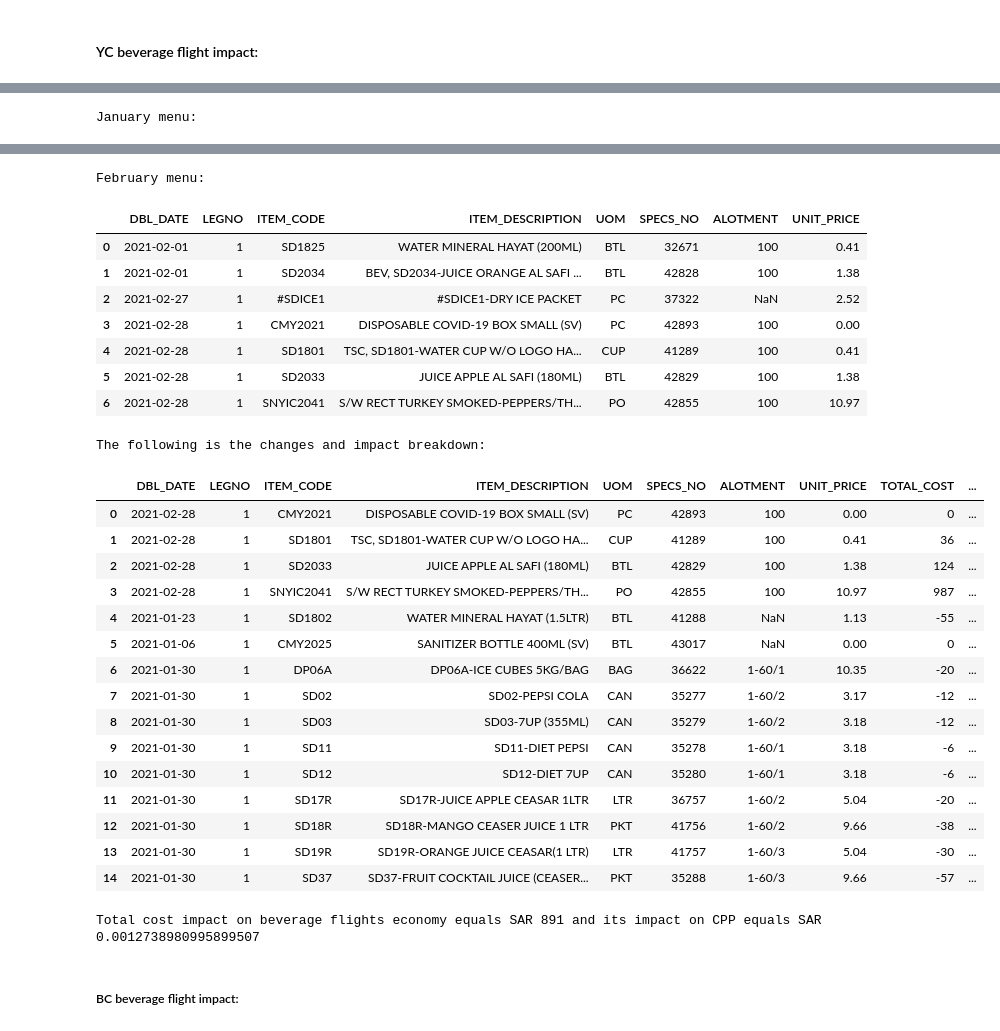
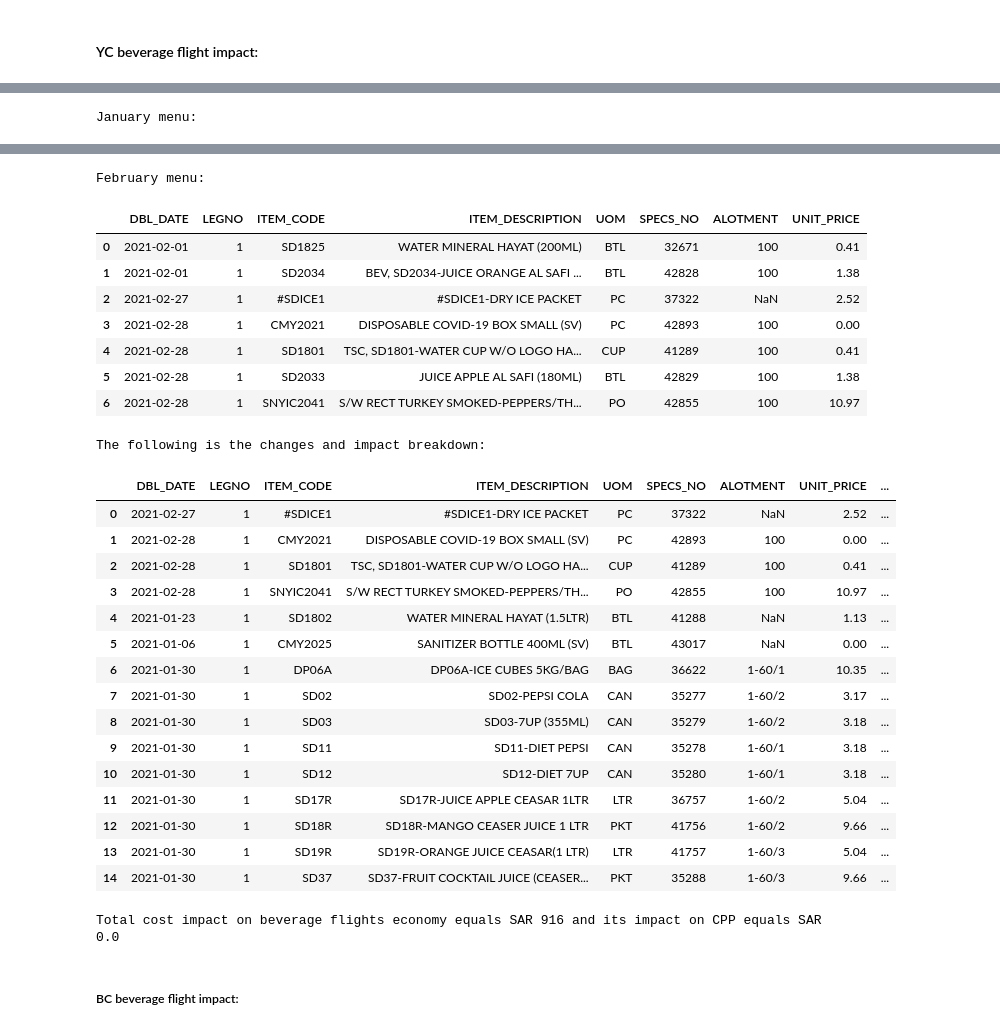
Before and after one commit to KhaledAlmanea/foodMonthlyCostImpact, a Jupyter notebook: CDN Monthly Data Report.ipynb, the cells around one changed output, grey strips where cells are left out. Cells and saved outputs as stored; diff of their text form; code cells hidden in the pictures.

```diff
--- a/CDN Monthly Data Report.ipynb
+++ b/CDN Monthly Data Report.ipynb
@@ -682,10 +697,7 @@ changes_list_bev_yc.dropna(subset=['SPECS_NO'], inplace=True)
 #drop duplicated rows
 changes_list_bev_yc.drop_duplicates(subset=['SPECS_NO'], inplace = True)
 
-# td variable to store the latest day in the month
-td = bev_frame_p_yc.DBL_DATE.dt.day.iloc[-1]
-# dc variable to store the latest day comes with the SPEC_NO
-dc = 0
+changes_list_bev_yc['UPLIFT_PERCENTAGE'] = 0
 # Loop to go through the items of the changes list and remove any item that is not a change
 for x, z in enumerate(changes_list_bev_yc['SPECS_NO'].values):
     # if the item is not available in the previous month but available in the current month "keep it"
@@ -697,16 +709,21 @@ for x, z in enumerate(changes_list_bev_yc['SPECS_NO'].values):
         if z in bev_frame_p_yc['SPECS_NO'].values:
             pass
     # delete the item if it is available in the whole previous month (100%)
-    elif z in bev_frame_yc['SPECS_NO'].values:
-        if z in bev_frame_p_yc['SPECS_NO'].values:
-            for i, j in enumerate(bev_frame_p_yc.DBL_DATE.dt.day):
-                if (bev_frame_p_yc['SPECS_NO'][(bev_frame_p_yc['SPECS_NO'] == z) & (bev_frame_p_yc.DBL_DATE.dt.day == j)]).size > 0:
-                    if z in (bev_frame_p_yc['SPECS_NO'][(bev_frame_p_yc['SPECS_NO'] == z) & (bev_frame_p_yc.DBL_DATE.dt.day == j)]).values:
-                        dc = j
-                    uplift_percentage = dc / td
+    elif (z in bev_frame_yc['SPECS_NO'].values) & (z in bev_frame_p_yc['SPECS_NO'].values):
+        if bev_frame_yc['UNIT_PRICE'][bev_frame_yc['SPECS_NO'] == z].sum() > 0:
 
-                    if uplift_percentage >= 1:
-                        changes_list_bev_yc.drop(changes_list_bev_yc[changes_list_bev_yc['SPECS_NO'] == z].index, inplace=True)
+            alpha = bev_frame_yc['DBL_DATE'][bev_frame_yc['SPECS_NO'] == z].nunique()
+            bravo = bev_frame_p_yc['DBL_DATE'][bev_frame_p_yc['SPECS_NO'] == z].nunique()
+            uplift_percentage = (bravo / 30)*100
+
+            changes_list_bev_yc['UPLIFT_PERCENTAGE'][changes_list_bev_yc['SPECS_NO'] == z] = np.round(uplift_percentage,2)
+
+            if uplift_percentage > 10:
+                changes_list_bev_yc.drop(changes_list_bev_yc[changes_list_bev_yc['SPECS_NO'] == z].index, inplace=True)
+            elif alpha == bravo:
+                changes_list_bev_yc.drop(changes_list_bev_yc[changes_list_bev_yc['SPECS_NO'] == z].index, inplace=True)
+            else:
+                pass
 
 
 #Create another frame for the new month to calculate the impact
@@ -722,19 +739,19 @@ bev_yc_cost_im = 0  # place holder for total cost impact for each item
 
 for x,z in enumerate(changes_list_bev_yc['SPECS_NO'].values): # loop to get the specs number for new items
     if z in bev_frame_yc_im['SPECS_NO'].values:
-        for i, y in enumerate(bev_frame_yc_im['PRICE'][bev_frame_yc_im['SPECS_NO'] == z]): #get the impact on each flight and add it to bev_yc_cost_im
-            bev_yc_cost_im = bev_yc_cost_im + y
-            changes_list_bev_yc['STATUS'].iloc[x] = 'Add'
+        bev_yc_cost_im = bev_frame_yc_im['PRICE'][bev_frame_yc_im['SPECS_NO'] == z].sum()
+        if (changes_list_bev_yc['UPLIFT_PERCENTAGE'].iloc[x] < 10) & (changes_list_bev_yc['UPLIFT_PERCENTAGE'].iloc[x] > 0):
+            bev_yc_cost_im = bev_yc_cost_im - (bev_yc_cost_im * (changes_list_bev_yc['UPLIFT_PERCENTAGE'].iloc[x]/100))
+        changes_list_bev_yc['STATUS'].iloc[x] = 'Add'
     else:
-        for i, y in enumerate(bev_frame_p_yc_im['PRICE'][bev_frame_p_yc_im['SPECS_NO'] == z]): #get the impact on each flight and add it to bev_yc_cost_im
-            bev_yc_cost_im = bev_yc_cost_im - y
-            changes_list_bev_yc['STATUS'].iloc[x] = 'Remove'
+        bev_yc_cost_im = -1*(bev_frame_p_yc_im['PRICE'][bev_frame_p_yc_im['SPECS_NO'] == z].sum())
+        changes_list_bev_yc['STATUS'].iloc[x] = 'Remove'
     # claculate the CPP for the current spec number
     cpp_im = bev_yc_cost_im / paxCount
     # Add the total impact for the current spec number
-    changes_list_bev_yc['TOTAL_COST'].iloc[x] = bev_yc_cost_im
+    changes_list_bev_yc['TOTAL_COST'].iloc[x] = np.round(bev_yc_cost_im, 0)
     # Add the CPP impact to the current spec number
-    changes_list_bev_yc['CPP_IMPACT'].iloc[x] = cpp_im
+    changes_list_bev_yc['CPP_IMPACT'].iloc[x] = np.round(cpp_im, 2)
     # rest place holders to zero
     cpp_im = 0
     bev_yc_cost_im = 0
@@ -786,48 +811,48 @@ See the caveats in the documentation: https://pandas.pydata.org/pandas-docs/stab
   self._setitem_single_block(indexer, value, name)
 January menu:
 |  | DBL_DATE | LEGNO | ITEM_CODE | ITEM_DESCRIPTION | UOM | SPECS_NO | ALOTMENT | UNIT_PRICE |
 | 0 | 2021-01-01 | 1 | SD1825 | WATER MINERAL HAYAT (200ML) | BTL | 32671 | 100 | 0.41 |
 | 1 | 2021-01-01 | 1 | SD2034 | BEV, SD2034-JUICE ORANGE AL SAFI ... | BTL | 42828 | 100 | 1.38 |
 | 2 | 2021-01-23 | 1 | SD1802 | WATER MINERAL HAYAT (1.5LTR) | BTL | 41288 | NaN | 1.13 |
 | 3 | 2021-01-06 | 1 | CMY2025 | SANITIZER BOTTLE 400ML (SV) | BTL | 43017 | NaN | 0.00 |
 | 4 | 2021-01-11 | 1 | #SDICE1 | #SDICE1-DRY ICE PACKET | PC | 37322 | NaN | 2.52 |
 | 5 | 2021-01-26 | 1 | SD2033 | JUICE APPLE AL SAFI (180ML) | BTL | 42829 | NaN | 1.38 |
 | 6 | 2021-01-30 | 1 | DP06A | DP06A-ICE CUBES 5KG/BAG | BAG | 36622 | 1-60/1 | 10.35 |
 | 7 | 2021-01-30 | 1 | SD02 | SD02-PEPSI COLA | CAN | 35277 | 1-60/2 | 3.17 |
 | 8 | 2021-01-30 | 1 | SD03 | SD03-7UP (355ML) | CAN | 35279 | 1-60/2 | 3.18 |
 | 9 | 2021-01-30 | 1 | SD11 | SD11-DIET PEPSI | CAN | 35278 | 1-60/1 | 3.18 |
 | 10 | 2021-01-30 | 1 | SD12 | SD12-DIET 7UP | CAN | 35280 | 1-60/1 | 3.18 |
 | 11 | 2021-01-30 | 1 | SD17R | SD17R-JUICE APPLE CEASAR 1LTR | LTR | 36757 | 1-60/2 | 5.04 |
 | 12 | 2021-01-30 | 1 | SD18R | SD18R-MANGO CEASER JUICE 1 LTR | PKT | 41756 | 1-60/2 | 9.66 |
 | 13 | 2021-01-30 | 1 | SD19R | SD19R-ORANGE JUICE CEASAR(1 LTR) | LTR | 41757 | 1-60/3 | 5.04 |
 | 14 | 2021-01-30 | 1 | SD37 | SD37-FRUIT COCKTAIL JUICE (CEASER... | PKT | 35288 | 1-60/3 | 9.66 |
 February menu:
 |  | DBL_DATE | LEGNO | ITEM_CODE | ITEM_DESCRIPTION | UOM | SPECS_NO | ALOTMENT | UNIT_PRICE |
 | 0 | 2021-02-01 | 1 | SD1825 | WATER MINERAL HAYAT (200ML) | BTL | 32671 | 100 | 0.41 |
 | 1 | 2021-02-01 | 1 | SD2034 | BEV, SD2034-JUICE ORANGE AL SAFI ... | BTL | 42828 | 100 | 1.38 |
 | 2 | 2021-02-27 | 1 | #SDICE1 | #SDICE1-DRY ICE PACKET | PC | 37322 | NaN | 2.52 |
 | 3 | 2021-02-28 | 1 | CMY2021 | DISPOSABLE COVID-19 BOX SMALL (SV) | PC | 42893 | 100 | 0.00 |
 | 4 | 2021-02-28 | 1 | SD1801 | TSC, SD1801-WATER CUP W/O LOGO HA... | CUP | 41289 | 100 | 0.41 |
 | 5 | 2021-02-28 | 1 | SD2033 | JUICE APPLE AL SAFI (180ML) | BTL | 42829 | 100 | 1.38 |
 | 6 | 2021-02-28 | 1 | SNYIC2041 | S/W RECT TURKEY SMOKED-PEPPERS/TH... | PO | 42855 | 100 | 10.97 |
 The following is the changes and impact breakdown:
-|  | DBL_DATE | LEGNO | ITEM_CODE | ITEM_DESCRIPTION | UOM | SPECS_NO | ALOTMENT | UNIT_PRICE | TOTAL_COST | ... |
-| 0 | 2021-02-28 | 1 | CMY2021 | DISPOSABLE COVID-19 BOX SMALL (SV) | PC | 42893 | 100 | 0.00 | 0 | ... |
-| 1 | 2021-02-28 | 1 | SD1801 | TSC, SD1801-WATER CUP W/O LOGO HA... | CUP | 41289 | 100 | 0.41 | 36 | ... |
-| 2 | 2021-02-28 | 1 | SD2033 | JUICE APPLE AL SAFI (180ML) | BTL | 42829 | 100 | 1.38 | 124 | ... |
-| 3 | 2021-02-28 | 1 | SNYIC2041 | S/W RECT TURKEY SMOKED-PEPPERS/TH... | PO | 42855 | 100 | 10.97 | 987 | ... |
-| 4 | 2021-01-23 | 1 | SD1802 | WATER MINERAL HAYAT (1.5LTR) | BTL | 41288 | NaN | 1.13 | -55 | ... |
-| 5 | 2021-01-06 | 1 | CMY2025 | SANITIZER BOTTLE 400ML (SV) | BTL | 43017 | NaN | 0.00 | 0 | ... |
-| 6 | 2021-01-30 | 1 | DP06A | DP06A-ICE CUBES 5KG/BAG | BAG | 36622 | 1-60/1 | 10.35 | -20 | ... |
-| 7 | 2021-01-30 | 1 | SD02 | SD02-PEPSI COLA | CAN | 35277 | 1-60/2 | 3.17 | -12 | ... |
-| 8 | 2021-01-30 | 1 | SD03 | SD03-7UP (355ML) | CAN | 35279 | 1-60/2 | 3.18 | -12 | ... |
-| 9 | 2021-01-30 | 1 | SD11 | SD11-DIET PEPSI | CAN | 35278 | 1-60/1 | 3.18 | -6 | ... |
-| 10 | 2021-01-30 | 1 | SD12 | SD12-DIET 7UP | CAN | 35280 | 1-60/1 | 3.18 | -6 | ... |
-| 11 | 2021-01-30 | 1 | SD17R | SD17R-JUICE APPLE CEASAR 1LTR | LTR | 36757 | 1-60/2 | 5.04 | -20 | ... |
-| 12 | 2021-01-30 | 1 | SD18R | SD18R-MANGO CEASER JUICE 1 LTR | PKT | 41756 | 1-60/2 | 9.66 | -38 | ... |
-| 13 | 2021-01-30 | 1 | SD19R | SD19R-ORANGE JUICE CEASAR(1 LTR) | LTR | 41757 | 1-60/3 | 5.04 | -30 | ... |
-| 14 | 2021-01-30 | 1 | SD37 | SD37-FRUIT COCKTAIL JUICE (CEASER... | PKT | 35288 | 1-60/3 | 9.66 | -57 | ... |
+|  | DBL_DATE | LEGNO | ITEM_CODE | ITEM_DESCRIPTION | UOM | SPECS_NO | ALOTMENT | UNIT_PRICE | ... |
+| 0 | 2021-02-27 | 1 | #SDICE1 | #SDICE1-DRY ICE PACKET | PC | 37322 | NaN | 2.52 | ... |
+| 1 | 2021-02-28 | 1 | CMY2021 | DISPOSABLE COVID-19 BOX SMALL (SV) | PC | 42893 | 100 | 0.00 | ... |
+| 2 | 2021-02-28 | 1 | SD1801 | TSC, SD1801-WATER CUP W/O LOGO HA... | CUP | 41289 | 100 | 0.41 | ... |
+| 3 | 2021-02-28 | 1 | SNYIC2041 | S/W RECT TURKEY SMOKED-PEPPERS/TH... | PO | 42855 | 100 | 10.97 | ... |
+| 4 | 2021-01-23 | 1 | SD1802 | WATER MINERAL HAYAT (1.5LTR) | BTL | 41288 | NaN | 1.13 | ... |
+| 5 | 2021-01-06 | 1 | CMY2025 | SANITIZER BOTTLE 400ML (SV) | BTL | 43017 | NaN | 0.00 | ... |
+| 6 | 2021-01-30 | 1 | DP06A | DP06A-ICE CUBES 5KG/BAG | BAG | 36622 | 1-60/1 | 10.35 | ... |
+| 7 | 2021-01-30 | 1 | SD02 | SD02-PEPSI COLA | CAN | 35277 | 1-60/2 | 3.17 | ... |
+| 8 | 2021-01-30 | 1 | SD03 | SD03-7UP (355ML) | CAN | 35279 | 1-60/2 | 3.18 | ... |
+| 9 | 2021-01-30 | 1 | SD11 | SD11-DIET PEPSI | CAN | 35278 | 1-60/1 | 3.18 | ... |
+| 10 | 2021-01-30 | 1 | SD12 | SD12-DIET 7UP | CAN | 35280 | 1-60/1 | 3.18 | ... |
+| 11 | 2021-01-30 | 1 | SD17R | SD17R-JUICE APPLE CEASAR 1LTR | LTR | 36757 | 1-60/2 | 5.04 | ... |
+| 12 | 2021-01-30 | 1 | SD18R | SD18R-MANGO CEASER JUICE 1 LTR | PKT | 41756 | 1-60/2 | 9.66 | ... |
+| 13 | 2021-01-30 | 1 | SD19R | SD19R-ORANGE JUICE CEASAR(1 LTR) | LTR | 41757 | 1-60/3 | 5.04 | ... |
+| 14 | 2021-01-30 | 1 | SD37 | SD37-FRUIT COCKTAIL JUICE (CEASER... | PKT | 35288 | 1-60/3 | 9.66 | ... |
-Total cost impact on beverage flights economy equals SAR 891 and its impact on CPP equals SAR 0.0012738980995899507
+Total cost impact on beverage flights economy equals SAR 916 and its impact on CPP equals SAR 0.0
 # %% [markdown]
 ##### BC beverage flight impact:
 # %%
```
Also changed, not shown: parts of 23 cells of this notebook.
